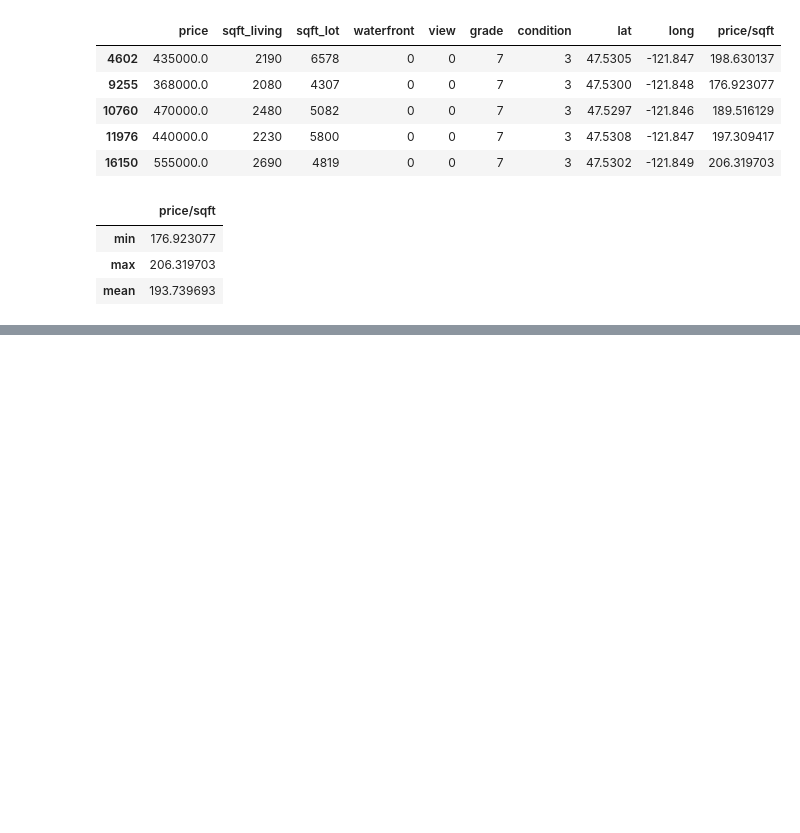
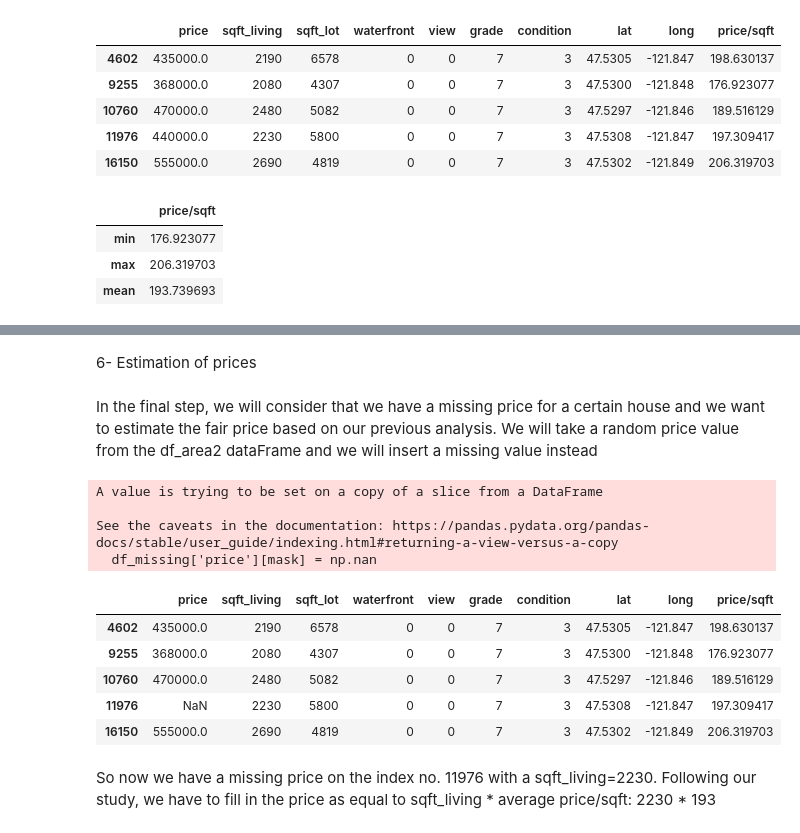
Before and after one commit to Georgess2293/pandas_assignment_4, a Jupyter notebook: main.ipynb, the cells around one changed output, grey strips where cells are left out. Drawn from its saved outputs; the diff is of its cells as text; code cells hidden in the pictures; blank space fills up the shorter version.

```diff
--- a/main.ipynb
+++ b/main.ipynb
@@ -312,0 +313,30 @@ So the prices of the houses located within the fixed area with 0 view, 0 waterfr
+# %% [markdown]
+6- Estimation of prices
+# %% [markdown]
+In the final step, we will consider that we have a missing price for a certain house and we want to estimate the fair price based on our previous analysis.
+We will take a random price value from the df_area2 dataFrame and we will insert a missing value instead
+# %%
+import numpy as np
+missing_percentage = 0.1  # 10% missing values
+# %%
+df_missing = df_area2.copy()
+# %%
+mask = np.random.rand(*df_missing['price'].shape)<missing_percentage
+df_missing['price'][mask] = np.nan
+# %% [output]
+A value is trying to be set on a copy of a slice from a DataFrame
+
+See the caveats in the documentation: https://pandas.pydata.org/pandas-docs/stable/user_guide/indexing.html#returning-a-view-versus-a-copy
+  df_missing['price'][mask] = np.nan
+# %%
+df_missing
+# %% [output]
+|  | price | sqft_living | sqft_lot | waterfront | view | grade | condition | lat | long | price/sqft |
+| 4602 | 435000.0 | 2190 | 6578 | 0 | 0 | 7 | 3 | 47.5305 | -121.847 | 198.630137 |
+| 9255 | 368000.0 | 2080 | 4307 | 0 | 0 | 7 | 3 | 47.5300 | -121.848 | 176.923077 |
+| 10760 | 470000.0 | 2480 | 5082 | 0 | 0 | 7 | 3 | 47.5297 | -121.846 | 189.516129 |
+| 11976 | NaN | 2230 | 5800 | 0 | 0 | 7 | 3 | 47.5308 | -121.847 | 197.309417 |
+| 16150 | 555000.0 | 2690 | 4819 | 0 | 0 | 7 | 3 | 47.5302 | -121.849 | 206.319703 |
+# %% [markdown]
+So now we have a missing price on the index no. 11976 with a sqft_living=2230.
+Following our study, we have to fill in the price as equal to sqft_living * average price/sqft: 2230 * 193
```
Also changed, not shown: parts of 5 cells of this notebook.
